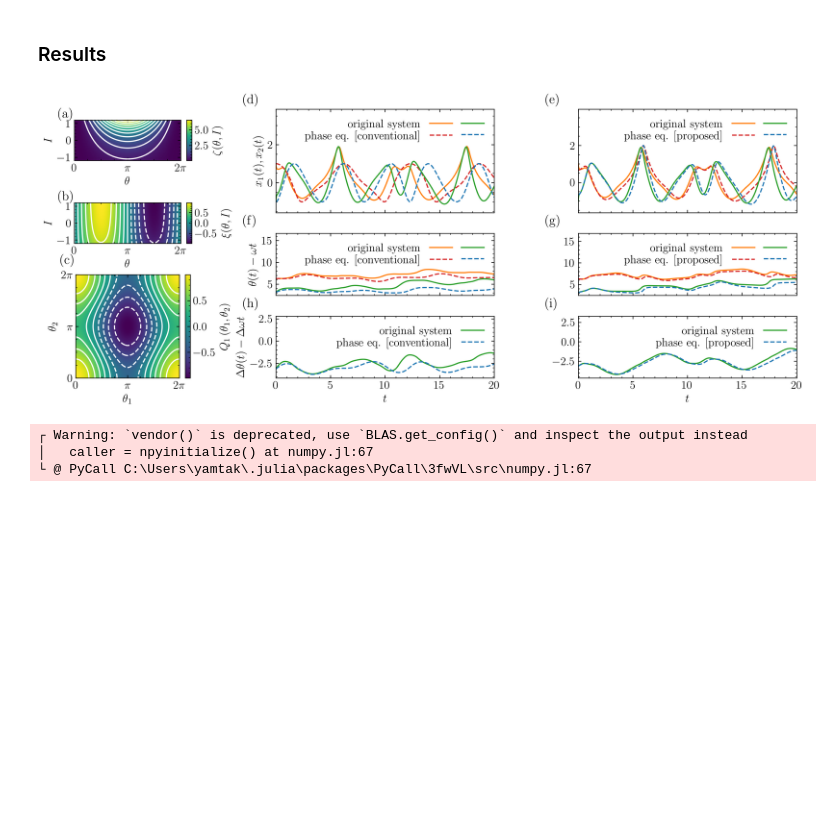
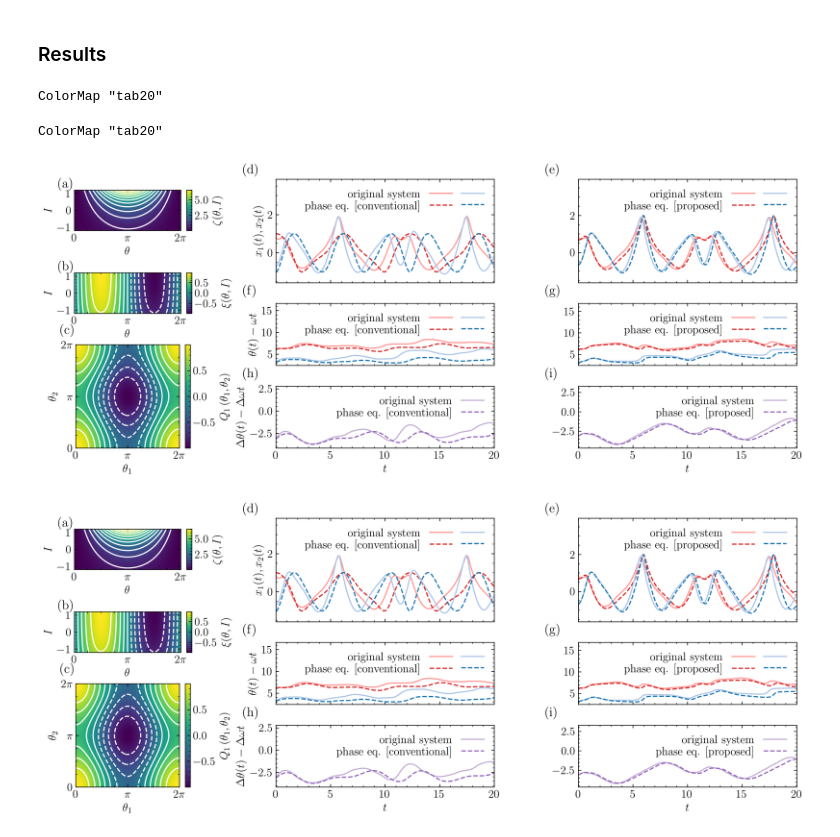
Before and after one commit to takyamamoto/GeneralizedPhaseReduction.jl, a Jupyter notebook: examples/Fig1_MSLmodel_coupled.ipynb, the cells around one changed output. Drawn from its saved outputs; the diff is of its cells as text; code cells hidden in the pictures; blank space fills up the shorter version.

```diff
--- a/examples/Fig1_MSLmodel_coupled.ipynb
+++ b/examples/Fig1_MSLmodel_coupled.ipynb
@@ -101,6 +110,11 @@ PyCall.PyDict(plt."rcParams")["text.latex.preamble"] = [raw"\usepackage{amsmath}
 # %%
 Θrange = range(0, 2π, length=100)
 Irange = 1.2:-0.1:-1.2;
+# %%
+cm = get_cmap(:tab20)
+# %% [output]
+ColorMap "tab20"
+ColorMap "tab20"
 # %%
 figure(figsize=(16, 6), dpi=300)
 gca().set_rasterization_zorder(1)
@@ -145,66 +159,64 @@ ax9.text(-0.15, 1.2, "(c)", fontsize=16, transform=ax9.transAxes, fontweight="bo
 #### middle ####
 ax1 = subplot2grid((7, 8), (0, 2), rowspan=3, colspan=3)
 # title("Conventinal phase model")
-plot(Tos, Xos[:, 1, 1], label="original system", color="tab:orange")
-plot(Tcpm, Xcpm[:, 1, 1], "--", label="phase eq. [conventional]", color="tab:red")
-plot(Tos, Xos[:, 2, 1], label=" ", color="tab:green")
-plot(Tcpm, Xcpm[:, 2, 1], "--", label=" ", color="tab:blue")
+plot(Tos, Xos[:, 1, 1], label="original system", color=cm(7))
+plot(Tcpm, Xcpm[:, 1, 1], "--", label="phase eq. [conventional]", color=cm(6))
+plot(Tos, Xos[:, 2, 1], label=" ", color=cm(1))
+plot(Tcpm, Xcpm[:, 2, 1], "--", label=" ", color=cm(0))
 xlim(0, T); ylim(ylim()[1]-0.3, ylim()[2]+1.8); ylabel(L"$x_1(t), x_2(t)$");
 plt.gca().axes.xaxis.set_ticklabels([])
 ax1.text(-0.15, 1.15, "(d)", fontsize=16, transform=ax1.transAxes, fontweight="bold", va="top")
 legend(loc="upper right", ncol=2, columnspacing=0, labelspacing=0.1, frameon=false, markerfirst=false)
 
 ax3=subplot2grid((7, 8), (3, 2), rowspan=2, colspan=3)
-plot(Tos, Θcos[:, 1]-ωt1os, label="original system", color="tab:orange")
-plot(Tcpm, Θcpm[:, 1]-ωt1cpm, "--", label="phase eq. [conventional]", color="tab:red")
-plot(Tos, Θcos[:, 2]-ωt2os, label=" ", color="tab:green")
-plot(Tcpm, Θcpm[:, 2]-ωt2cpm, "--", label=" ", color="tab:blue")
+plot(Tos, Θcos[:, 1]-ωt1os, label="original system", color=cm(7))
+plot(Tcpm, Θcpm[:, 1]-ωt1cpm, "--", label="phase eq. [conventional]", color=cm(6))
+plot(Tos, Θcos[:, 2]-ωt2os, label=" ", color=cm(1))
+plot(Tcpm, Θcpm[:, 2]-ωt2cpm, "--", label=" ", color=cm(0))
 xlim(0, T); ylim(ylim()[1]-0.3, ylim()[2]+8); ylabel(L"$\theta(t)-\omega t$");
 plt.gca().axes.xaxis.set_ticklabels([])
 ax3.text(-0.15, 1.3, "(f)", fontsize=16, transform=ax3.transAxes, fontweight="bold", va="top")
 legend(loc="upper right", ncol=2, columnspacing=0, labelspacing=0.1, frameon=false, markerfirst=false)
 
 ax5=subplot2grid((7, 8), (5, 2), rowspan=2, colspan=3)
-plot(Tos, Θcos[:, 2]-Θcos[:, 1]-Δωtos, label="original system", color="tab:green")
-plot(Tcpm, Θcpm[:, 2]-Θcpm[:, 1]-Δωtcpm, "--", label="phase eq. [conventional]", color="tab:blue")
+plot(Tos, Θcos[:, 2]-Θcos[:, 1]-Δωtos, label="original system", color=cm(9))
+plot(Tcpm, Θcpm[:, 2]-Θcpm[:, 1]-Δωtcpm, "--", label="phase eq. [conventional]", color=cm(8))
 xlim(0, T); ylim(ylim()[1]-0.3, ylim()[2]+4); ylabel(L"$\Delta \theta(t)-\Delta \omega t$"); xlabel(L"$t$");
 ax5.text(-0.15, 1.3, "(h)", fontsize=16, transform=ax5.transAxes, fontweight="bold", va="top")
 legend(loc="upper right", ncol=1, columnspacing=0, labelspacing=0.1, frameon=false, markerfirst=false)
 
 #### right ####
 ax2=subplot2grid((7, 8), (0, 5), rowspan=3, colspan=3)
-plot(Tos, Xos[:, 1, 1], label="original system", color="tab:orange")
-plot(Tgpm, Xgpm[:, 1, 1], "--", label="phase eq. [proposed]", color="tab:red")
-plot(Tos, Xos[:, 2, 1], label=" ", color="tab:green")
-plot(Tgpm, Xgpm[:, 2, 1], "--", label=" ", color="tab:blue")
+plot(Tos, Xos[:, 1, 1], label="original system", color=cm(7))
+plot(Tgpm, Xgpm[:, 1, 1], "--", label="phase eq. [proposed]", color=cm(6))
+plot(Tos, Xos[:, 2, 1], label=" ", color=cm(1))
+plot(Tgpm, Xgpm[:, 2, 1], "--", label=" ", color=cm(0))
 xlim(0, T); ylim(ylim()[1]-0.3, ylim()[2]+1.8);
 plt.gca().axes.xaxis.set_ticklabels([])
 ax2.text(-0.15, 1.15, "(e)", fontsize=16, transform=ax2.transAxes, fontweight="bold", va="top")
 legend(loc="upper right", ncol=2, columnspacing=0, labelspacing=0.1, frameon=false, markerfirst=false)
 
 ax4=subplot2grid((7, 8), (3, 5), rowspan=2, colspan=3)
-plot(Tos, Θgos[:, 1]-ωt1os, label="original system", color="tab:orange")
-plot(Tgpm, Θgpm[:, 1]-ωt1gpm, "--", label="phase eq. [proposed]", color="tab:red")
-plot(Tos, Θgos[:, 2]-ωt2os, label=" ", color="tab:green")
-plot(Tgpm, Θgpm[:, 2]-ωt2gpm, "--", label=" ", color="tab:blue")
+plot(Tos, Θgos[:, 1]-ωt1os, label="original system", color=cm(7))
+plot(Tgpm, Θgpm[:, 1]-ωt1gpm, "--", label="phase eq. [proposed]", color=cm(6))
+plot(Tos, Θgos[:, 2]-ωt2os, label=" ", color=cm(1))
+plot(Tgpm, Θgpm[:, 2]-ωt2gpm, "--", label=" ", color=cm(0))
 xlim(0, T); ylim(ylim()[1]-0.3, ylim()[2]+8);
 plt.gca().axes.xaxis.set_ticklabels([])
 ax4.text(-0.15, 1.3, "(g)", fontsize=16, transform=ax4.transAxes, fontweight="bold", va="top")
 legend(loc="upper right", ncol=2, columnspacing=0, labelspacing=0.1, frameon=false, markerfirst=false)
 
 ax6=subplot2grid((7, 8), (5, 5), rowspan=2, colspan=3)
-plot(Tos, Θgos[:, 2]-Θgos[:, 1]-Δωtos, label="original system", color="tab:green")
-plot(Tgpm, Θgpm[:, 2]-Θgpm[:, 1]-Δωtgpm, "--", label="phase eq. [proposed]", color="tab:blue")
+plot(Tos, Θgos[:, 2]-Θgos[:, 1]-Δωtos, label="original system", color=cm(9))
+plot(Tgpm, Θgpm[:, 2]-Θgpm[:, 1]-Δωtgpm, "--", label="phase eq. [proposed]", color=cm(8))
 xlim(0, T); ylim(ylim()[1]-0.3, ylim()[2]+4);
 xlabel(L"$t$");
 ax6.text(-0.15, 1.3, "(i)", fontsize=16, transform=ax6.transAxes, fontweight="bold", va="top")
 legend(loc="upper right", ncol=1, columnspacing=0, labelspacing=0.1, frameon=false, markerfirst=false)
 
 subplots_adjust(hspace=1, wspace=5)
 #show()
 savefig("fig1.svg")
 # %% [output]
-[figure, old version]
+[figure, new version]
-┌ Warning: `vendor()` is deprecated, use `BLAS.get_config()` and inspect the output instead
-│   caller = npyinitialize() at numpy.jl:67
-└ @ PyCall C:\Users\yamtak\.julia\packages\PyCall\3fwVL\src\numpy.jl:67
+[figure, added]
```
Also changed, not shown: parts of 7 cells of this notebook, 2 other files.
